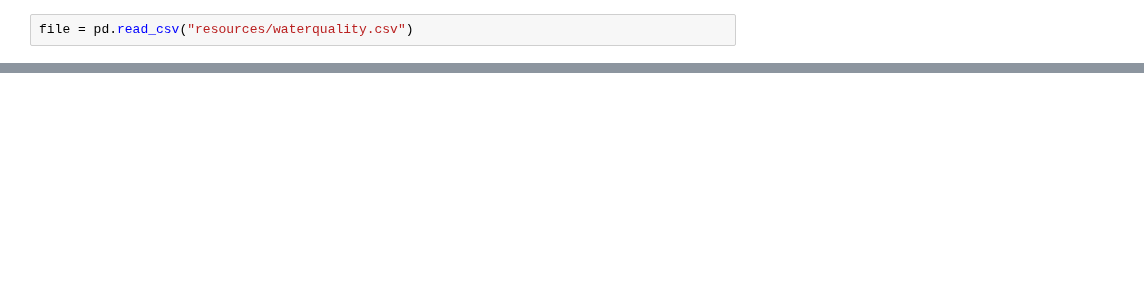
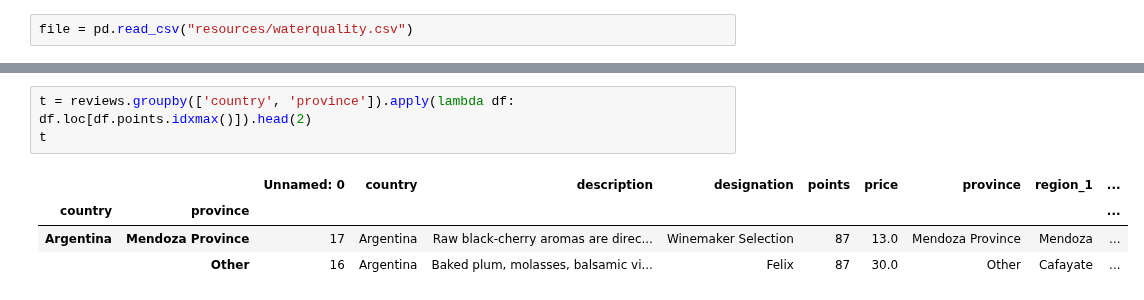
Before and after one commit to technoadnan/py-100-days-dr-angela, a Jupyter notebook: useful_programs/pandas/04_grouping_sorting.ipynb, the cells around one changed output, grey strips where cells are left out. Saved outputs shown, nothing was run; the diff lists cells and outputs as text; blank space fills up the shorter version.

```diff
--- a/useful_programs/pandas/04_grouping_sorting.ipynb
+++ b/useful_programs/pandas/04_grouping_sorting.ipynb
@@ -40,0 +154,8 @@ Name: AirTemp (C), Length: 72, dtype: float64
+# %%
+t = reviews.groupby(['country', 'province']).apply(lambda df: df.loc[df.points.idxmax()]).head(2)
+t
+# %% [output]
+|  |  | Unnamed: 0 | country | description | designation | points | price | province | region_1 | ... |
+| country | province |  |  |  |  |  |  |  |  | ... |
+| Argentina | Mendoza Province | 17 | Argentina | Raw black-cherry aromas are direc... | Winemaker Selection | 87 | 13.0 | Mendoza Province | Mendoza | ... |
+|  | Other | 16 | Argentina | Baked plum, molasses, balsamic vi... | Felix | 87 | 30.0 | Other | Cafayate | ... |
```
Also changed, not shown: parts of 22 cells of this notebook, 1 other file.
